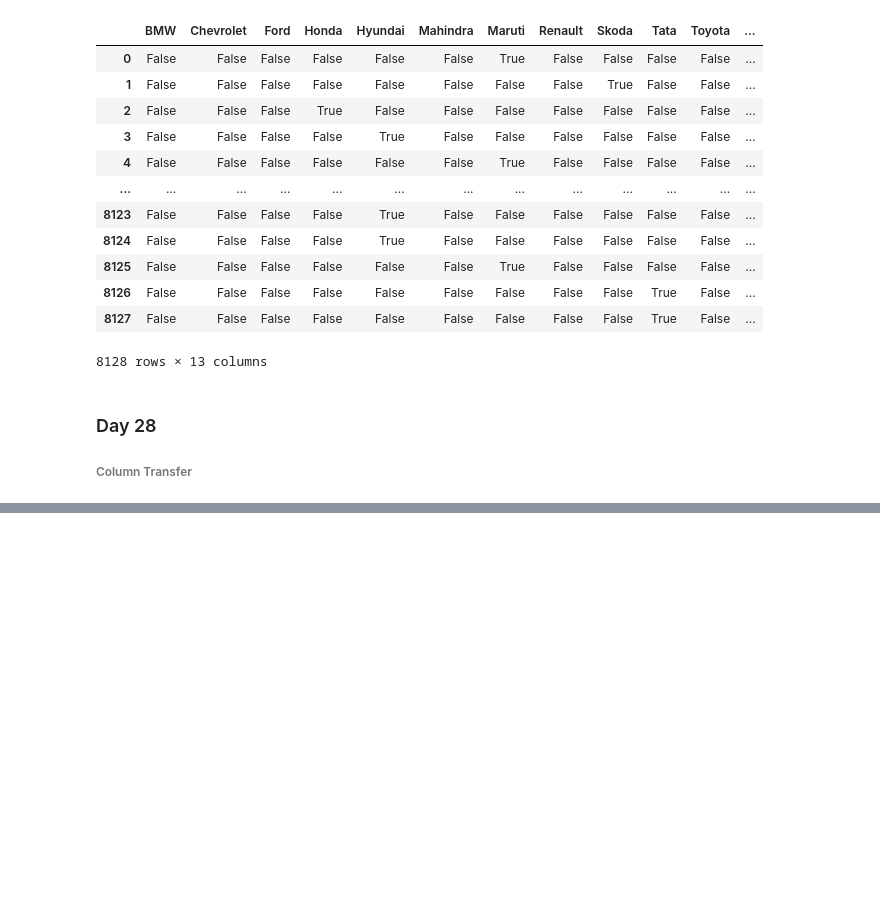
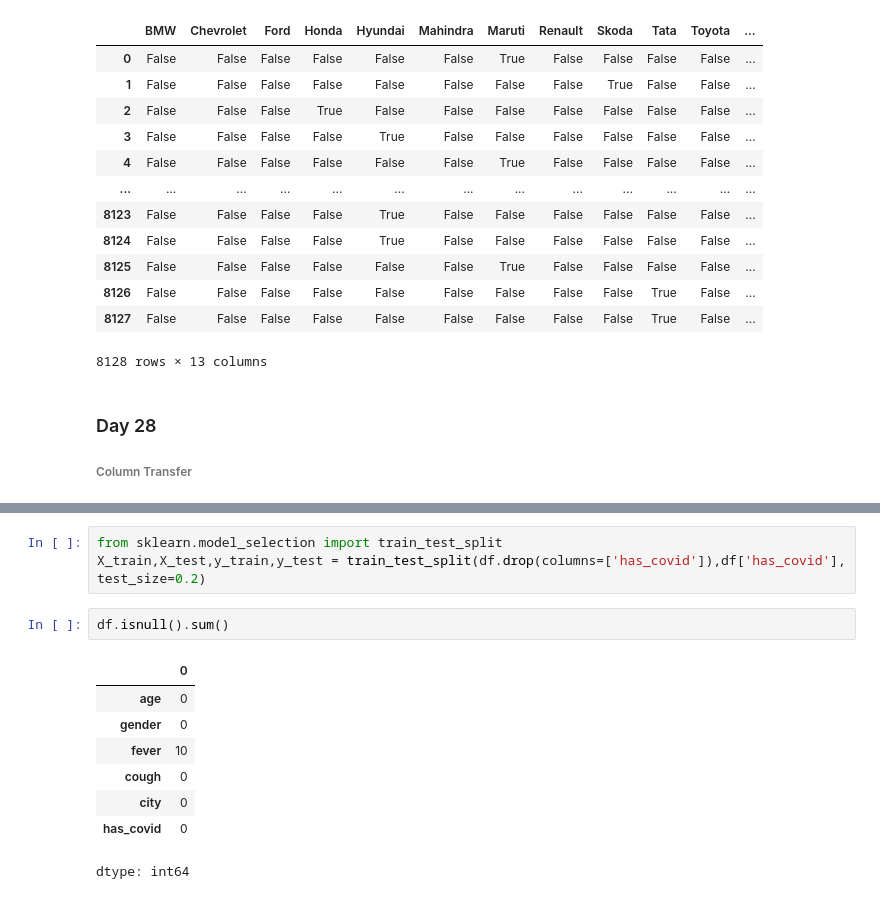
Before and after one commit to panditsumit8825/Machine-Learning, a Jupyter notebook: end_to_end_ml.ipynb, the cells around one changed output, grey strips where cells are left out. Saved outputs shown, nothing was run; the diff lists cells and outputs as text; blank space fills up the shorter version.

```diff
--- a/end_to_end_ml.ipynb
+++ b/end_to_end_ml.ipynb
@@ -1343,0 +1370,14 @@ pd.get_dummies(df['brand'].replace(repl, 'uncommon'))
+# %%
+from sklearn.model_selection import train_test_split
+X_train,X_test,y_train,y_test = train_test_split(df.drop(columns=['has_covid']),df['has_covid'],  test_size=0.2)
+# %%
+df.isnull().sum()
+# %% [output]
+|  | 0 |
+| age | 0 |
+| gender | 0 |
+| fever | 10 |
+| cough | 0 |
+| city | 0 |
+| has_covid | 0 |
+dtype: int64
```
Also changed, not shown: parts of 15 cells of this notebook.
